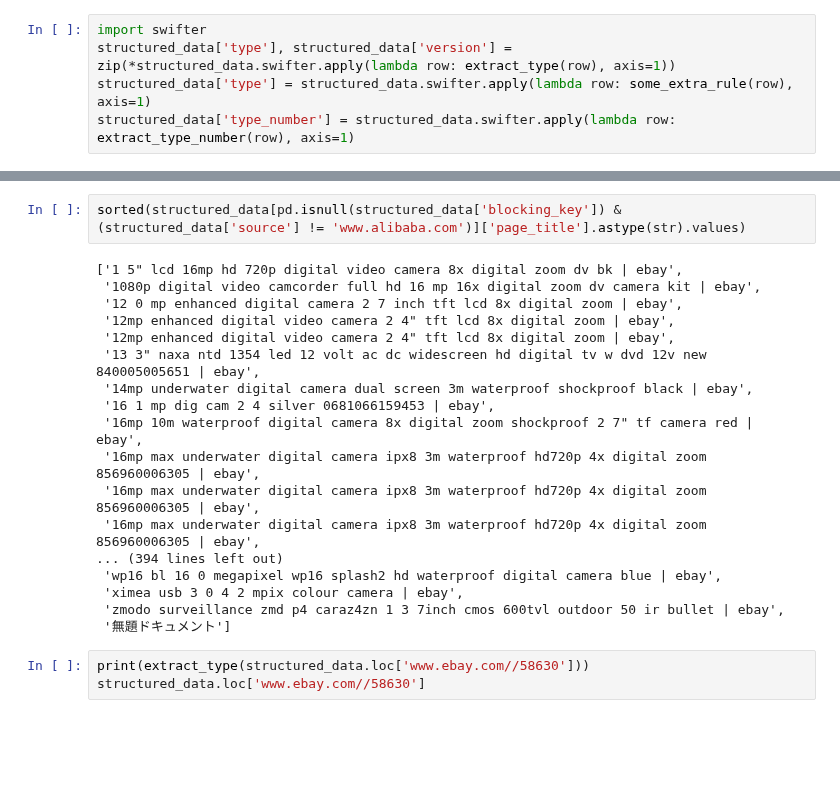
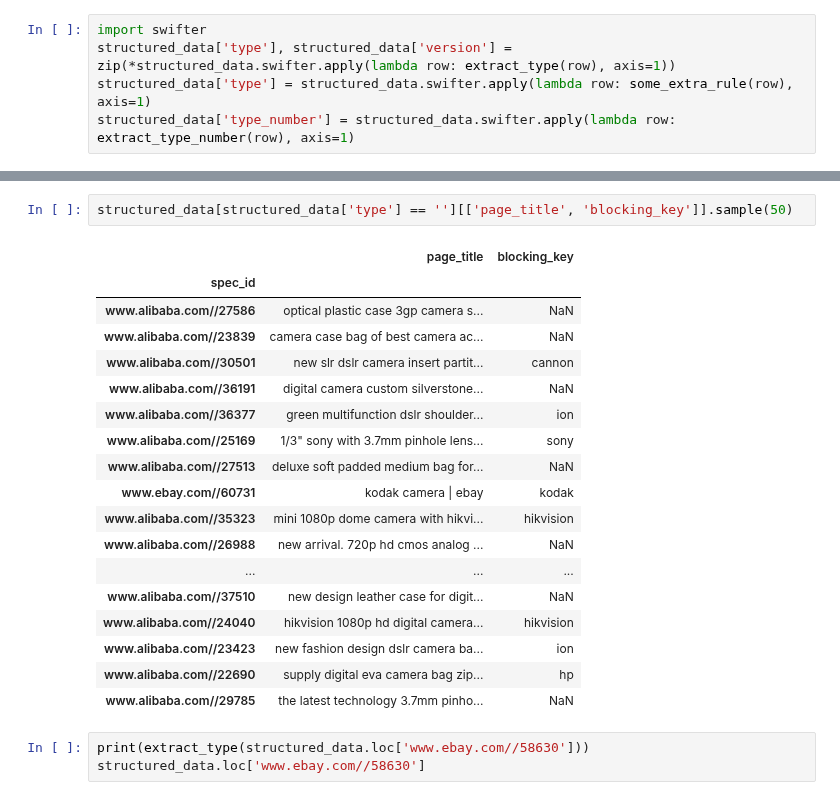
Before and after one commit to greatji/SigmodProgrammingContest2020_code, a Jupyter notebook: Model_1.ipynb, the cells around one changed output, grey strips where cells are left out. Drawn from its saved outputs; the diff is of its cells as text; blank space fills up the shorter version.

```diff
--- a/Model_1.ipynb
+++ b/Model_1.ipynb
@@ -939,23 +955,24 @@ structured_data.loc['www.ebay.com//53578']['page_title']
-# %%
-sorted(structured_data[pd.isnull(structured_data['blocking_key']) & (structured_data['source'] != 'www.alibaba.com')]['page_title'].astype(str).values)
-# %% [output]
-['1 5" lcd 16mp hd 720p digital video camera 8x digital zoom dv bk | ebay',
- '1080p digital video camcorder full hd 16 mp 16x digital zoom dv camera kit | ebay',
- '12 0 mp enhanced digital camera 2 7 inch tft lcd 8x digital zoom | ebay',
- '12mp enhanced digital video camera 2 4" tft lcd 8x digital zoom | ebay',
- '12mp enhanced digital video camera 2 4" tft lcd 8x digital zoom | ebay',
- '13 3" naxa ntd 1354 led 12 volt ac dc widescreen hd digital tv w dvd 12v new 840005005651 | ebay',
- '14mp underwater digital camera dual screen 3m waterproof shockproof black | ebay',
- '16 1 mp dig cam 2 4 silver 0681066159453 | ebay',
- '16mp 10m waterproof digital camera 8x digital zoom shockproof 2 7" tf camera red | ebay',
- '16mp max underwater digital camera ipx8 3m waterproof hd720p 4x digital zoom 856960006305 | ebay',
- '16mp max underwater digital camera ipx8 3m waterproof hd720p 4x digital zoom 856960006305 | ebay',
- '16mp max underwater digital camera ipx8 3m waterproof hd720p 4x digital zoom 856960006305 | ebay',
-... (394 lines left out)
- 'wp16 bl 16 0 megapixel wp16 splash2 hd waterproof digital camera blue | ebay',
- 'ximea usb 3 0 4 2 mpix colour camera | ebay',
- 'zmodo surveillance zmd p4 caraz4zn 1 3 7inch cmos 600tvl outdoor 50 ir bullet | ebay',
- '無題ドキュメント']
+# %%
+structured_data[structured_data['type'] == ''][['page_title', 'blocking_key']].sample(50)
+# %% [output]
+|  | page_title | blocking_key |
+| spec_id |  |  |
+| www.alibaba.com//27586 | optical plastic case 3gp camera s... | NaN |
+| www.alibaba.com//23839 | camera case bag of best camera ac... | NaN |
+| www.alibaba.com//30501 | new slr dslr camera insert partit... | cannon |
+| www.alibaba.com//36191 | digital camera custom silverstone... | NaN |
+| www.alibaba.com//36377 | green multifunction dslr shoulder... | ion |
+| www.alibaba.com//25169 | 1/3" sony with 3.7mm pinhole lens... | sony |
+| www.alibaba.com//27513 | deluxe soft padded medium bag for... | NaN |
+| www.ebay.com//60731 | kodak camera | ebay | kodak |
+| www.alibaba.com//35323 | mini 1080p dome camera with hikvi... | hikvision |
+| www.alibaba.com//26988 | new arrival. 720p hd cmos analog ... | NaN |
+| ... | ... | ... |
+| www.alibaba.com//37510 | new design leather case for digit... | NaN |
+| www.alibaba.com//24040 | hikvision 1080p hd digital camera... | hikvision |
+| www.alibaba.com//23423 | new fashion design dslr camera ba... | ion |
+| www.alibaba.com//22690 | supply digital eva camera bag zip... | hp |
+| www.alibaba.com//29785 | the latest technology 3.7mm pinho... | NaN |
 # %%
 print(extract_type(structured_data.loc['www.ebay.com//58630']))
 structured_data.loc['www.ebay.com//58630']
```
Also changed, not shown: parts of 4 cells of this notebook, 1 other file.
